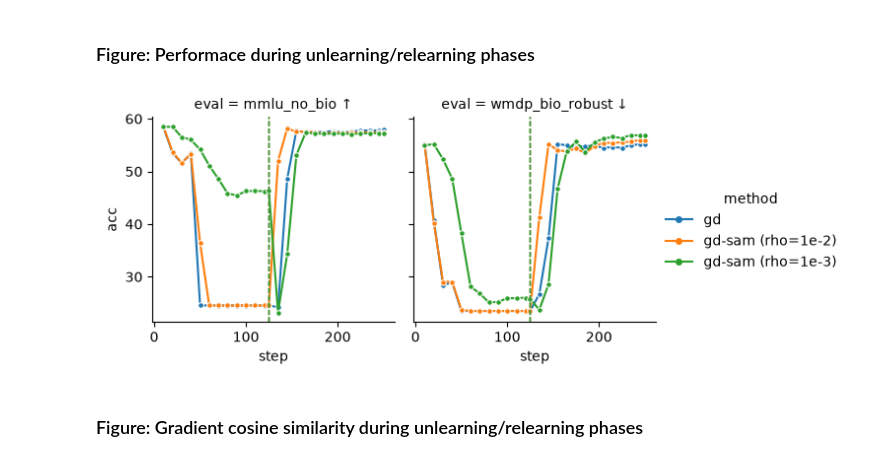
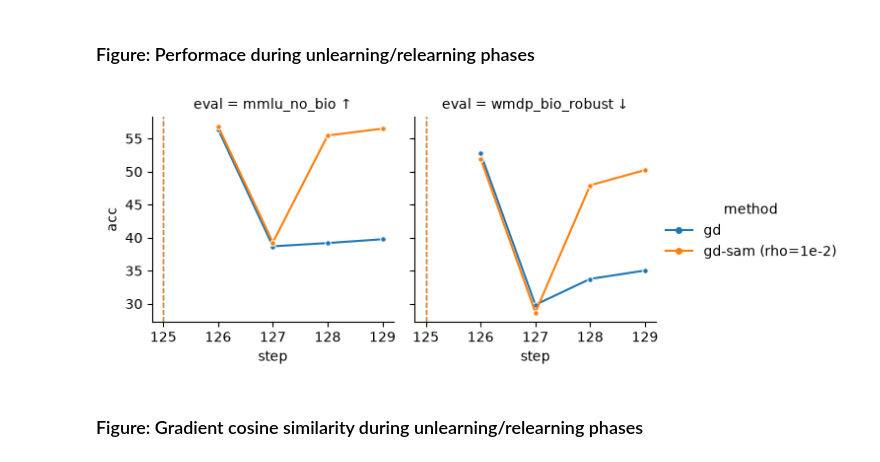
Before and after one commit to marawangamal/lilpipe, a Jupyter notebook: examples/tamper-resistance/scripts/analysis.ipynb, the cells around one changed output. Saved outputs shown, nothing was run; the diff lists cells and outputs as text; code cells hidden in the pictures.

```diff
--- a/examples/tamper-resistance/scripts/analysis.ipynb
+++ b/examples/tamper-resistance/scripts/analysis.ipynb
@@ -156,42 +156,42 @@ os.makedirs(rootdir, exist_ok=True)
 # Zephyr 7B Full Fine-Tuning
 # ==============================
 configs = [
-    {
-        "path": "../artifacts/tamia/evals/z7b-wmdp-bio-fft-s125-unlearn-gd",
-        "stage": "unlearn",
-        "method": "gd",
-        "offset": 0,
-    },
+    # {
+    #     "path": "../artifacts/tamia/evals/z7b-wmdp-bio-fft-s125-unlearn-gd",
+    #     "stage": "unlearn",
+    #     "method": "gd",
+    #     "offset": 0,
+    # },
     {
         "path": "../artifacts/tamia/evals/z7b-wmdp-bio-fft-s125-unlearn-gd-relearn",
         "stage": "relearn",
         "method": "gd",
         "offset": 125,
     },
-    {
-        "path": "../artifacts/tamia/evals/z7b-wmdp-bio-fft-s125-unlearn-gd-sam-rho1e-2",
-        "stage": "unlearn",
-        "method": "gd-sam (rho=1e-2)",
-        "offset": 0,
-    },
+    # {
+    #     "path": "../artifacts/tamia/evals/z7b-wmdp-bio-fft-s125-unlearn-gd-sam-rho1e-2",
+    #     "stage": "unlearn",
+    #     "method": "gd-sam (rho=1e-2)",
+    #     "offset": 0,
+    # },
     {
         "path": "../artifacts/tamia/evals/z7b-wmdp-bio-fft-s125-unlearn-gd-sam-rho1e-2-relearn",
         "stage": "relearn",
         "method": "gd-sam (rho=1e-2)",
         "offset": 125,
     },
-    {
-        "path": "../artifacts/tamia/evals/z7b-wmdp-bio-fft-s125-unlearn-gd-sam-rho1e-3",
-        "stage": "unlearn",
-        "method": "gd-sam (rho=1e-3)",
-        "offset": 0,
-    },
-    {
-        "path": "../artifacts/tamia/evals/z7b-wmdp-bio-fft-s125-unlearn-gd-sam-rho1e-3-relearn",
-        "stage": "relearn",
-        "method": "gd-sam (rho=1e-3)",
-        "offset": 125,
-    },
+    # {
+    #     "path": "../artifacts/tamia/evals/z7b-wmdp-bio-fft-s125-unlearn-gd-sam-rho1e-3",
+    #     "stage": "unlearn",
+    #     "method": "gd-sam (rho=1e-3)",
+    #     "offset": 0,
+    # },
+    # {
+    #     "path": "../artifacts/tamia/evals/z7b-wmdp-bio-fft-s125-unlearn-gd-sam-rho1e-3-relearn",
+    #     "stage": "relearn",
+    #     "method": "gd-sam (rho=1e-3)",
+    #     "offset": 125,
+    # },
 ]
 
 name_to_name = {
@@ -248,34 +248,34 @@ for config in configs:
 
 df = pd.DataFrame(rows)
 methods = list(dict.fromkeys(df["method"]))
 palette = dict(zip(methods, sns.color_palette(n_colors=len(methods))))
 g = sns.relplot(
     data=df,
     x="step",
     y="acc",
     col="eval",
     hue="method",
     hue_order=methods,
     palette=palette,
     kind="line",
     height=3,
     markersize=4,
     marker="o",
 )
 
 for ax in g.axes.flat:
     for config in configs:
         if config["offset"] > 0:
             ax.axvline(
                 config["offset"],
                 color=palette[config["method"]],
                 linestyle="--",
                 linewidth=1,
             )
 
 plt.savefig(osp.join(rootdir, "relearning-attack.pdf"))
 # %% [output]
-[figure, old version]
+[figure, new version]
 # %% [markdown]
 ### Figure: Gradient cosine similarity during unlearning/relearning phases
 # %%
```
Also changed, not shown: 56 other files.
